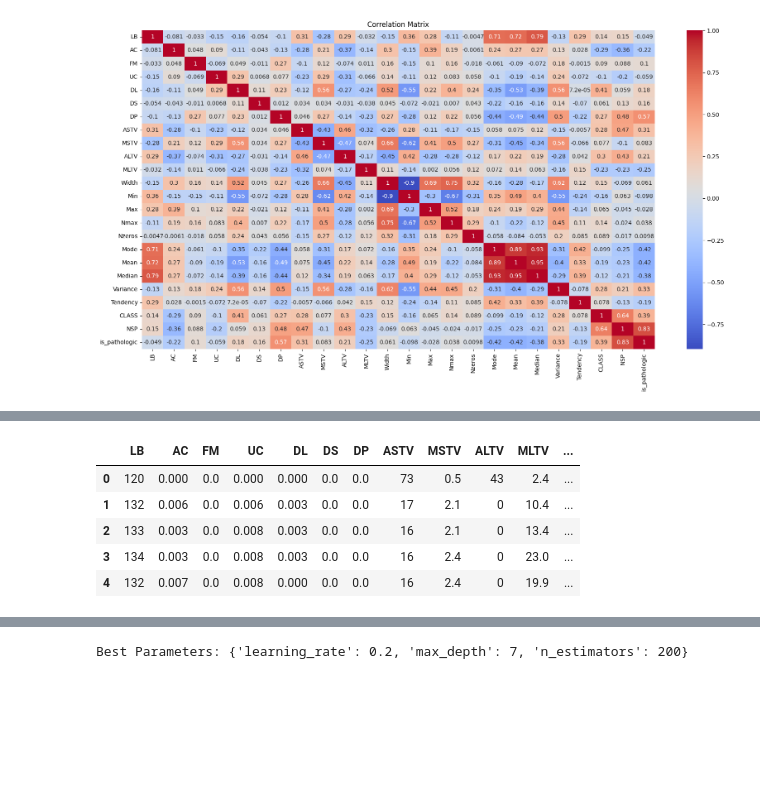
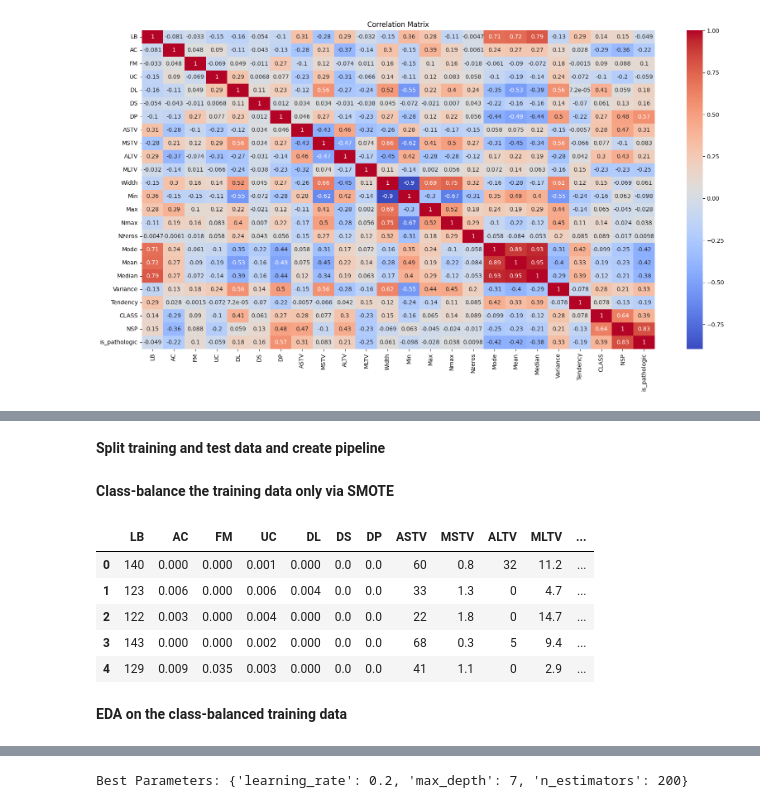
Before and after one commit to vgsilva-eng/applied-ai-ml, a Jupyter notebook: notebooks/Model_Analysis.ipynb, the cells around one changed output, grey strips where cells are left out. Saved outputs shown, nothing was run; the diff lists cells and outputs as text; code cells hidden in the pictures; blank space fills up the shorter version.

```diff
--- a/notebooks/Model_Analysis.ipynb
+++ b/notebooks/Model_Analysis.ipynb
@@ -557,27 +607,53 @@ Name: is_pathologic, dtype: float64
+# %% [markdown]
+**Split training and test data and create pipeline**
+# %%
+# 4 Split training and test data and create pipeline
+"""
+Split the data into training and testing sets
+and prepare for model testing.
+"""
+
+target = 'NSP'
+
+# separate target column
+X = df.drop(columns=[target, 'CLASS'])
+y = df[target].astype(int)-1
+
+from sklearn.model_selection import train_test_split
+
+# create training and test data
+X_train, X_test, y_train, y_test = train_test_split(
+    X, y, test_size = 0.3, random_state = 42, stratify = y
+)
+# %% [markdown]
+**Class-balance the training data only via SMOTE**
 # %%
 %%capture
 !pip install imblearn
 # %%
-# 3.5 Bootstrapping
+# 3.5 Bootstrapping the training data only
 """
 Using SMOTE in order to generate synthetic minority samples
 """
 from imblearn.over_sampling import SMOTE
 
 X = df.drop(columns=['NSP'])
 y = df['NSP']
 
+# apply SMOTE only on training set
 smote = SMOTE(random_state = 42)
-X_resampled, y_resampled = smote.fit_resample(X, y)
+X_resampled, y_resampled = smote.fit_resample(X_train, y_train)
 
 smote_df = pd.concat([X_resampled, y_resampled], axis = 1)
 smote_df.head()
 # %% [output]
 |  | LB | AC | FM | UC | DL | DS | DP | ASTV | MSTV | ALTV | MLTV | ... |
-| 0 | 120 | 0.000 | 0.0 | 0.000 | 0.000 | 0.0 | 0.0 | 73 | 0.5 | 43 | 2.4 | ... |
-| 1 | 132 | 0.006 | 0.0 | 0.006 | 0.003 | 0.0 | 0.0 | 17 | 2.1 | 0 | 10.4 | ... |
-| 2 | 133 | 0.003 | 0.0 | 0.008 | 0.003 | 0.0 | 0.0 | 16 | 2.1 | 0 | 13.4 | ... |
-| 3 | 134 | 0.003 | 0.0 | 0.008 | 0.003 | 0.0 | 0.0 | 16 | 2.4 | 0 | 23.0 | ... |
-| 4 | 132 | 0.007 | 0.0 | 0.008 | 0.000 | 0.0 | 0.0 | 16 | 2.4 | 0 | 19.9 | ... |
+| 0 | 140 | 0.000 | 0.000 | 0.001 | 0.000 | 0.0 | 0.0 | 60 | 0.8 | 32 | 11.2 | ... |
+| 1 | 123 | 0.006 | 0.000 | 0.006 | 0.004 | 0.0 | 0.0 | 33 | 1.3 | 0 | 4.7 | ... |
+| 2 | 122 | 0.003 | 0.000 | 0.004 | 0.000 | 0.0 | 0.0 | 22 | 1.8 | 0 | 14.7 | ... |
+| 3 | 143 | 0.000 | 0.000 | 0.002 | 0.000 | 0.0 | 0.0 | 68 | 0.3 | 5 | 9.4 | ... |
+| 4 | 129 | 0.009 | 0.035 | 0.003 | 0.000 | 0.0 | 0.0 | 41 | 1.1 | 0 | 2.9 | ... |
+# %% [markdown]
+**EDA on the class-balanced training data**
 # %%
 # Replot the distribution of the target variable
```
Also changed, not shown: parts of 35 cells of this notebook.
